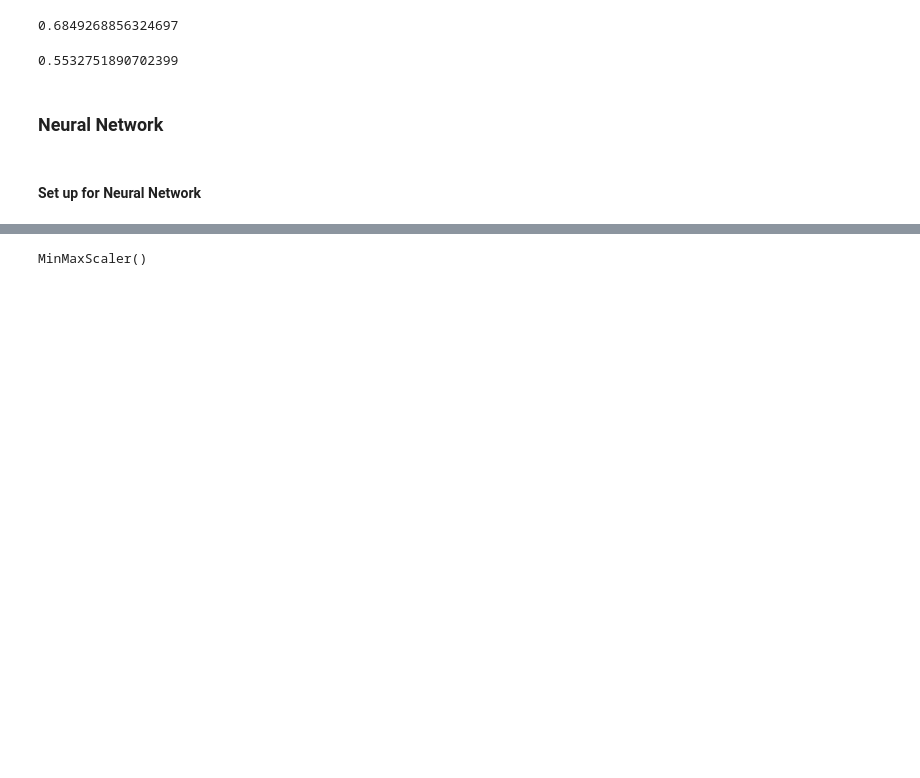
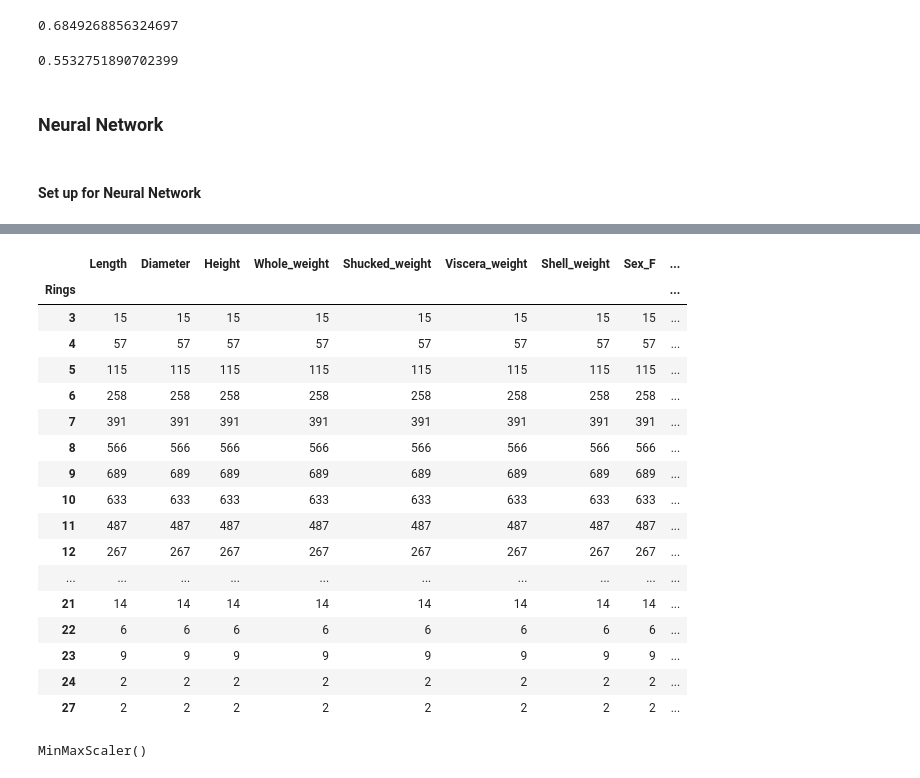
Before and after one commit to d0rtilla/AbaloneAgePredictionProject, a Jupyter notebook: Abalone_Age_Prediction.ipynb, the cells around one changed output, grey strips where cells are left out. Drawn from its saved outputs; the diff is of its cells as text; code cells hidden in the pictures; blank space fills up the shorter version.

```diff
--- a/Abalone_Age_Prediction.ipynb
+++ b/Abalone_Age_Prediction.ipynb
@@ -519,0 +540,2 @@ X_nn_train, X_nn_test, y_nn_train, y_nn_test = train_test_split(X_nn, y_nn, rand
+# %%
+df_rings = df_no_outliers[~df_no_outliers['Rings'].isin([1, 2, 25, 26, 29])]
@@ -519,0 +558,21 @@ X_nn_train, X_nn_test, y_nn_train, y_nn_test = train_test_split(X_nn, y_nn, rand
+# %%
+df_rings.groupby("Rings").count()
+# %% [output]
+|  | Length | Diameter | Height | Whole_weight | Shucked_weight | Viscera_weight | Shell_weight | Sex_F | ... |
+| Rings |  |  |  |  |  |  |  |  | ... |
+| 3 | 15 | 15 | 15 | 15 | 15 | 15 | 15 | 15 | ... |
+| 4 | 57 | 57 | 57 | 57 | 57 | 57 | 57 | 57 | ... |
+| 5 | 115 | 115 | 115 | 115 | 115 | 115 | 115 | 115 | ... |
+| 6 | 258 | 258 | 258 | 258 | 258 | 258 | 258 | 258 | ... |
+| 7 | 391 | 391 | 391 | 391 | 391 | 391 | 391 | 391 | ... |
+| 8 | 566 | 566 | 566 | 566 | 566 | 566 | 566 | 566 | ... |
+| 9 | 689 | 689 | 689 | 689 | 689 | 689 | 689 | 689 | ... |
+| 10 | 633 | 633 | 633 | 633 | 633 | 633 | 633 | 633 | ... |
+| 11 | 487 | 487 | 487 | 487 | 487 | 487 | 487 | 487 | ... |
+| 12 | 267 | 267 | 267 | 267 | 267 | 267 | 267 | 267 | ... |
+| ... | ... | ... | ... | ... | ... | ... | ... | ... | ... |
+| 21 | 14 | 14 | 14 | 14 | 14 | 14 | 14 | 14 | ... |
+| 22 | 6 | 6 | 6 | 6 | 6 | 6 | 6 | 6 | ... |
+| 23 | 9 | 9 | 9 | 9 | 9 | 9 | 9 | 9 | ... |
+| 24 | 2 | 2 | 2 | 2 | 2 | 2 | 2 | 2 | ... |
+| 27 | 2 | 2 | 2 | 2 | 2 | 2 | 2 | 2 | ... |
```
Also changed, not shown: parts of 49 cells of this notebook.
